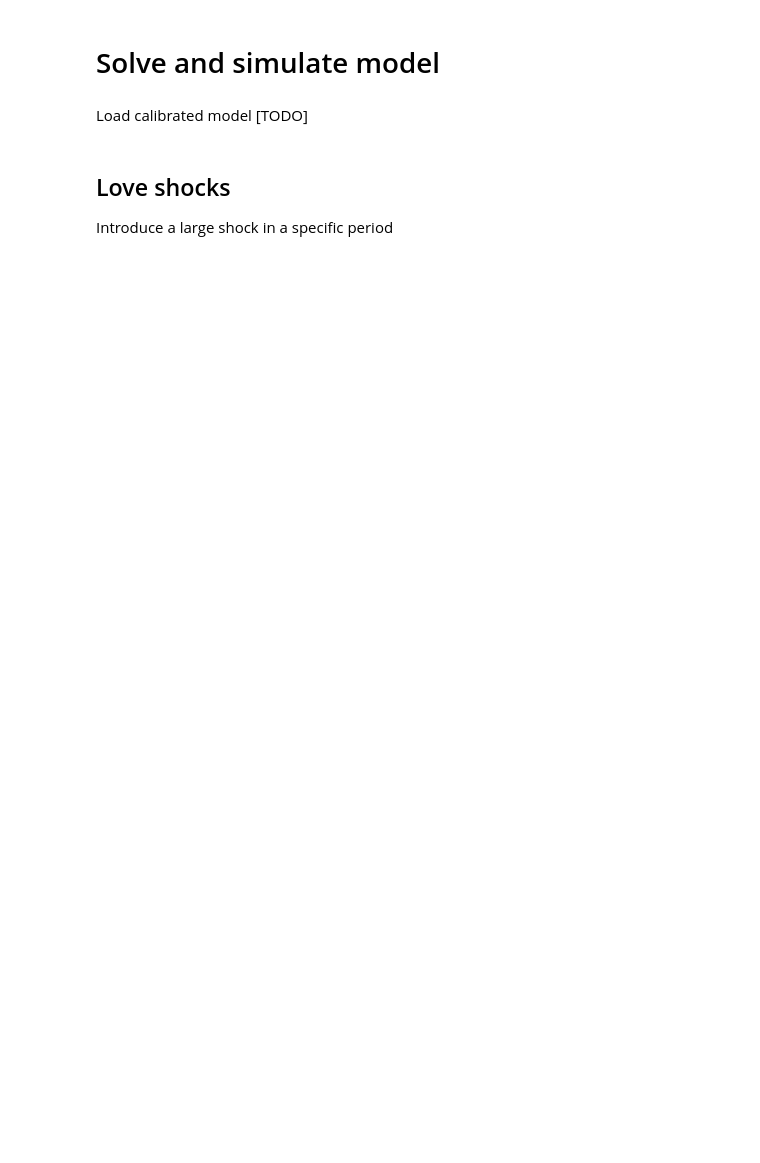
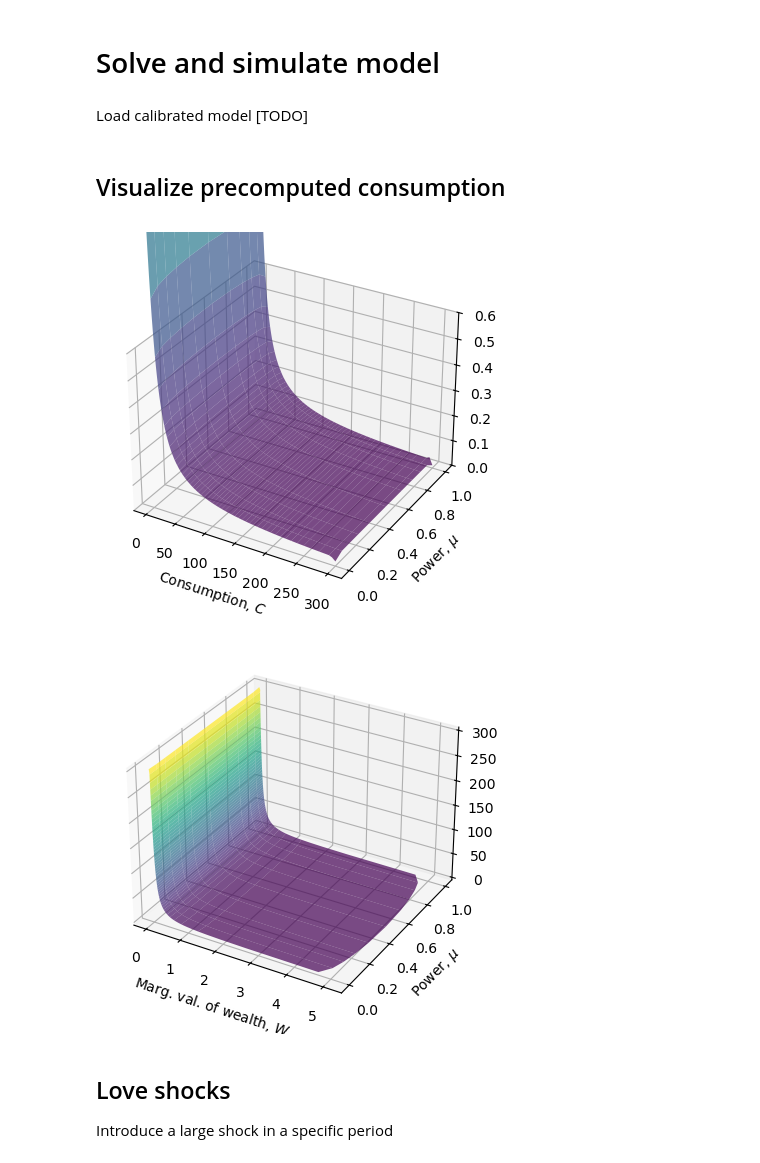
Before and after one commit to ThomasHJorgensen/FastBargaining, a Jupyter notebook: Application/04. Counterfactuals.ipynb, the cells around one changed output. Drawn from its saved outputs; the diff is of its cells as text; code cells hidden in the pictures; blank space fills up the shorter version.

```diff
--- a/Application/04. Counterfactuals.ipynb
+++ b/Application/04. Counterfactuals.ipynb
@@ -52,6 +52,35 @@ models = {
     'baseline_full': model_full,
     'shock_full': model_full_shock
 }
+# %% [markdown]
+## Visualize precomputed consumption
+# %%
+grid_C = model.par.grid_C_for_marg_u
+grid_power = model.par.grid_power
+
+X, Y = np.meshgrid(grid_C, grid_power)
+
+min_C_idx = 1
+ilw = -1
+ilm = -1
+grid_marg_u = model.sol.grid_marg_u_couple[ilw,ilm]
+
+
+fig = plt.figure()
+ax = fig.add_subplot(projection='3d')
+ax.plot_surface(X[:,min_C_idx:], Y[:,min_C_idx:], grid_marg_u[:,min_C_idx:],alpha=0.7, cmap='viridis')
+ax.set(xlabel=r'Consumption, $C$', ylabel=r'Power, $\mu$', zlim=(0.0, 0.6));
+fig.savefig('output/application_iEGM_interp_W.pdf', bbox_inches='tight')
+
+
+fig = plt.figure()
+ax = fig.add_subplot(projection='3d')
+ax.plot_surface(grid_marg_u[:,min_C_idx:], Y[:,min_C_idx:], X[:,min_C_idx:],alpha=0.7, cmap='viridis')
+ax.set(xlabel=r'Marg. val. of wealth, $W$', ylabel=r'Power, $\mu$');
+fig.savefig('output/application_iEGM_interp_C.pdf', bbox_inches='tight')
+# %% [output]
+[figure, added]
+[figure, added]
 # %% [markdown]
 ## Love shocks
 Introduce a large shock in a specific period
```
Also changed, not shown: parts of 27 cells of this notebook, 3 other files.
